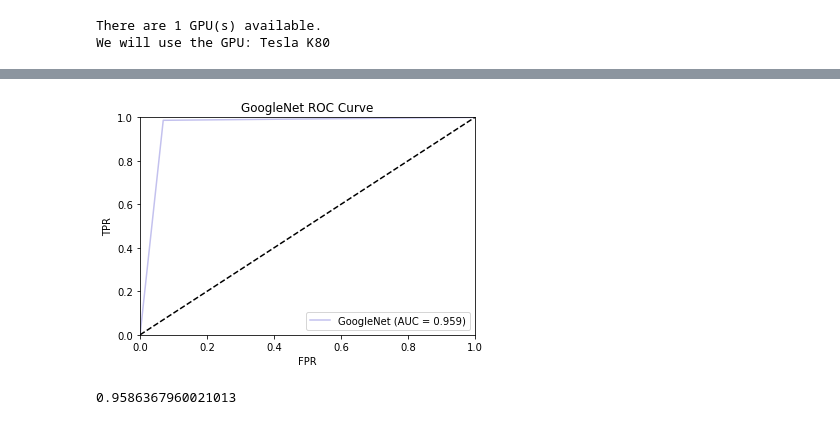
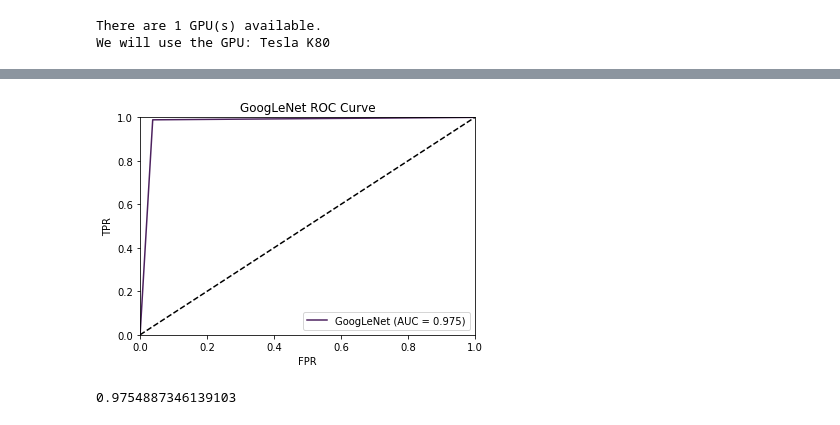
Before and after one commit to zyy2929/DeepLearningForMedicine, a Jupyter notebook: Code/model_googlenet.ipynb, the cells around one changed output, grey strips where cells are left out. Drawn from its saved outputs; the diff is of its cells as text; code cells hidden in the pictures.

```diff
--- a/Code/model_googlenet.ipynb
+++ b/Code/model_googlenet.ipynb
@@ -66,7 +45,7 @@ googlenet = models.googlenet(pretrained=True)
 # %%
 root_dir = '/home/yz6121/dl/data/data/'
 model = googlenet.to(device)
-model.load_state_dict(torch.load(root_dir+'best_gn_model_.pth'))
+model.load_state_dict(torch.load(root_dir+'best_gn21_model_.pth'))
 model.eval()
 # %% [output]
 GoogLeNet(
@@ -225,10 +206,15 @@ bs = 10
 train_loader = DataLoader(ChestXray(train_df_path, root_dir, transform=train_transform), batch_size=bs, shuffle=True)
 valid_loader = DataLoader(ChestXray(val_df_path, root_dir, transform=validation_transform), batch_size=bs, shuffle=False)
 
-model = googlenet
+#model = googlenet
 
-model.to(device)
+#model.to(device)
+
 
 optimizer = optim.Adam(model.parameters(),lr = 0.001)
 
 criterions = []
+
+#history = {"train_loss":[], "train_acc":[], "valid_loss":[], "valid_acc":[]}
+
+#best_val_loss = np.inf
@@ -433,5 +428,0 @@ plt.savefig('GoogleNet_train.jpeg')
-# %%
-root_dir = '/home/yz6121/dl/data/data/'
-model = googlenet.to(device)
-model.load_state_dict(torch.load(root_dir+'best_gn1_model_.pth'))
-model.eval()
@@ -574,7 +551,7 @@ def pred_truth(model, dataloader):
 # %%
 #print('GoogleNet ROC Curve')
 preds, truths = pred_truth(model, test_loader)
-plotUnivariateROC(preds, truths, 'GoogleNet', 'GoogleNet ROC Curve')
+plotUnivariateROC(preds, truths, 'GoogLeNet', 'GoogLeNet ROC Curve')
 # %% [output]
-[figure, old version]
+[figure, new version]
-0.9586367960021013
+0.9754887346139103
```
Also changed, not shown: parts of 29 cells of this notebook, 1 other file.
